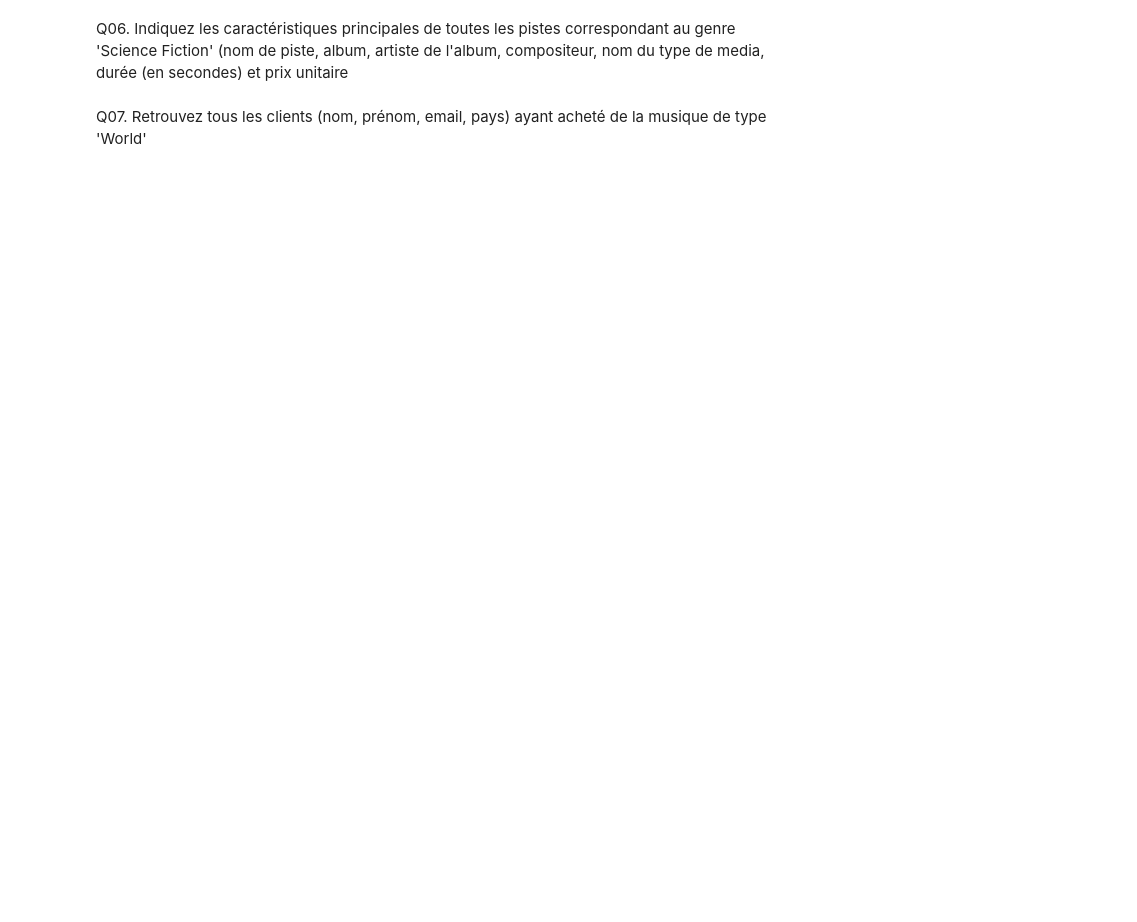
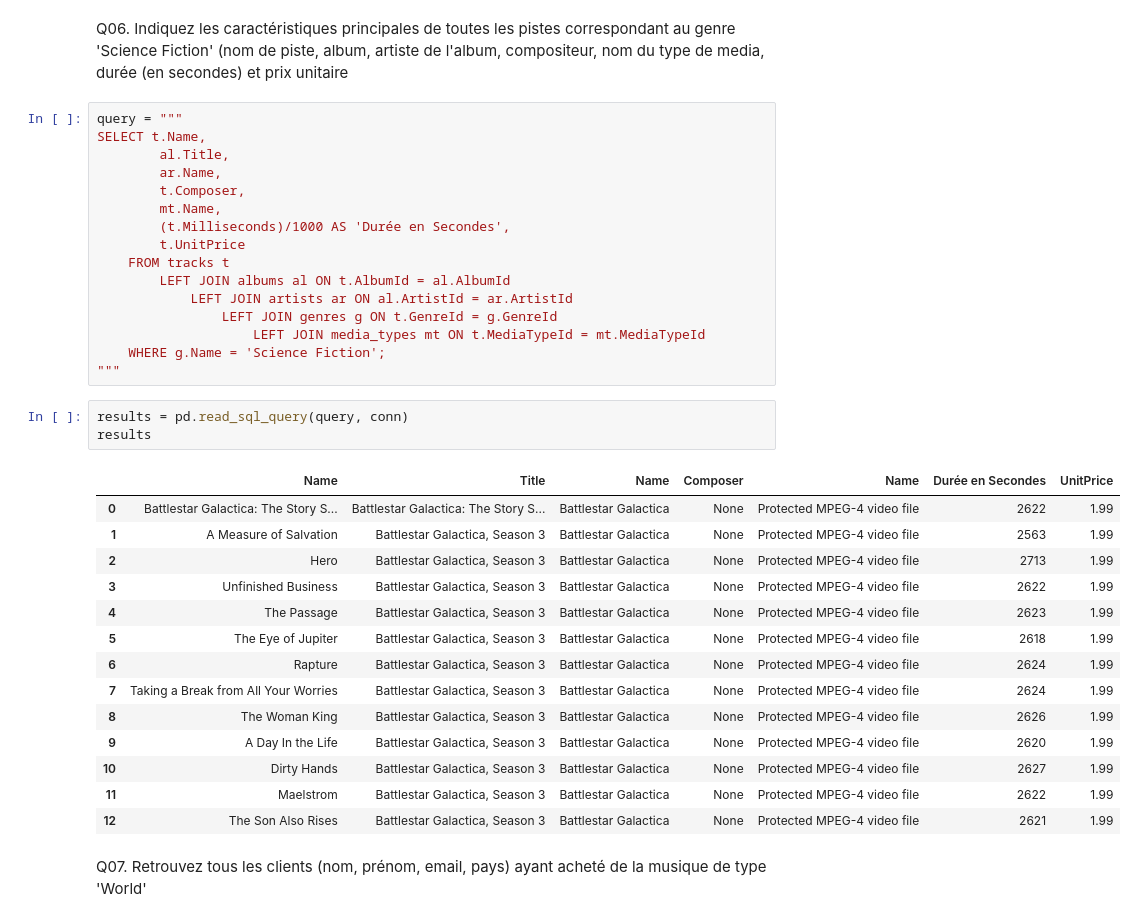
Before and after one commit to joris-devdata/digital-music-store, a Jupyter notebook: p1-exploration.ipynb, the cells around one changed output. Saved outputs shown, nothing was run; the diff lists cells and outputs as text; blank space fills up the shorter version.

```diff
--- a/p1-exploration.ipynb
+++ b/p1-exploration.ipynb
@@ -138,4 +256,38 @@ Q05. Produire une liste des tous les genres de musique reprenant son genre, le n
 # %% [markdown]
 Q06. Indiquez les caractéristiques principales de toutes les pistes correspondant au genre 'Science Fiction' (nom de piste, album, artiste de l'album, compositeur, nom du type de media, durée (en secondes) et prix unitaire
+# %%
+query = """
+SELECT t.Name,
+		al.Title,
+		ar.Name,
+		t.Composer,
+		mt.Name,
+		(t.Milliseconds)/1000 AS 'Durée en Secondes',
+		t.UnitPrice
+	FROM tracks t
+		LEFT JOIN albums al ON t.AlbumId = al.AlbumId
+			LEFT JOIN artists ar ON al.ArtistId = ar.ArtistId
+				LEFT JOIN genres g ON t.GenreId = g.GenreId
+					LEFT JOIN media_types mt ON t.MediaTypeId = mt.MediaTypeId
+	WHERE g.Name = 'Science Fiction';
+"""
+# %%
+results = pd.read_sql_query(query, conn)
+results
+# %% [output]
+|  | Name | Title | Name | Composer | Name | Durée en Secondes | UnitPrice |
+| 0 | Battlestar Galactica: The Story S... | Battlestar Galactica: The Story S... | Battlestar Galactica | None | Protected MPEG-4 video file | 2622 | 1.99 |
+| 1 | A Measure of Salvation | Battlestar Galactica, Season 3 | Battlestar Galactica | None | Protected MPEG-4 video file | 2563 | 1.99 |
+| 2 | Hero | Battlestar Galactica, Season 3 | Battlestar Galactica | None | Protected MPEG-4 video file | 2713 | 1.99 |
+| 3 | Unfinished Business | Battlestar Galactica, Season 3 | Battlestar Galactica | None | Protected MPEG-4 video file | 2622 | 1.99 |
+| 4 | The Passage | Battlestar Galactica, Season 3 | Battlestar Galactica | None | Protected MPEG-4 video file | 2623 | 1.99 |
+| 5 | The Eye of Jupiter | Battlestar Galactica, Season 3 | Battlestar Galactica | None | Protected MPEG-4 video file | 2618 | 1.99 |
+| 6 | Rapture | Battlestar Galactica, Season 3 | Battlestar Galactica | None | Protected MPEG-4 video file | 2624 | 1.99 |
+| 7 | Taking a Break from All Your Worries | Battlestar Galactica, Season 3 | Battlestar Galactica | None | Protected MPEG-4 video file | 2624 | 1.99 |
+| 8 | The Woman King | Battlestar Galactica, Season 3 | Battlestar Galactica | None | Protected MPEG-4 video file | 2626 | 1.99 |
+| 9 | A Day In the Life | Battlestar Galactica, Season 3 | Battlestar Galactica | None | Protected MPEG-4 video file | 2620 | 1.99 |
+| 10 | Dirty Hands | Battlestar Galactica, Season 3 | Battlestar Galactica | None | Protected MPEG-4 video file | 2627 | 1.99 |
+| 11 | Maelstrom | Battlestar Galactica, Season 3 | Battlestar Galactica | None | Protected MPEG-4 video file | 2622 | 1.99 |
+| 12 | The Son Also Rises | Battlestar Galactica, Season 3 | Battlestar Galactica | None | Protected MPEG-4 video file | 2621 | 1.99 |
 # %% [markdown]
 Q07. Retrouvez tous les clients (nom, prénom, email, pays) ayant acheté de la musique de type 'World'
```
Also changed, not shown: parts of 21 cells of this notebook.
